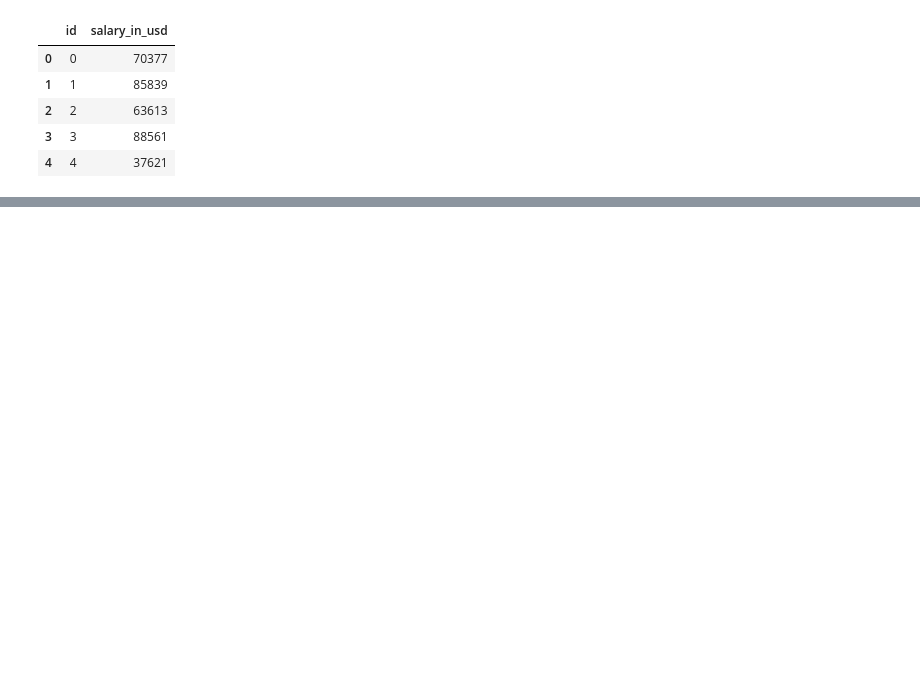
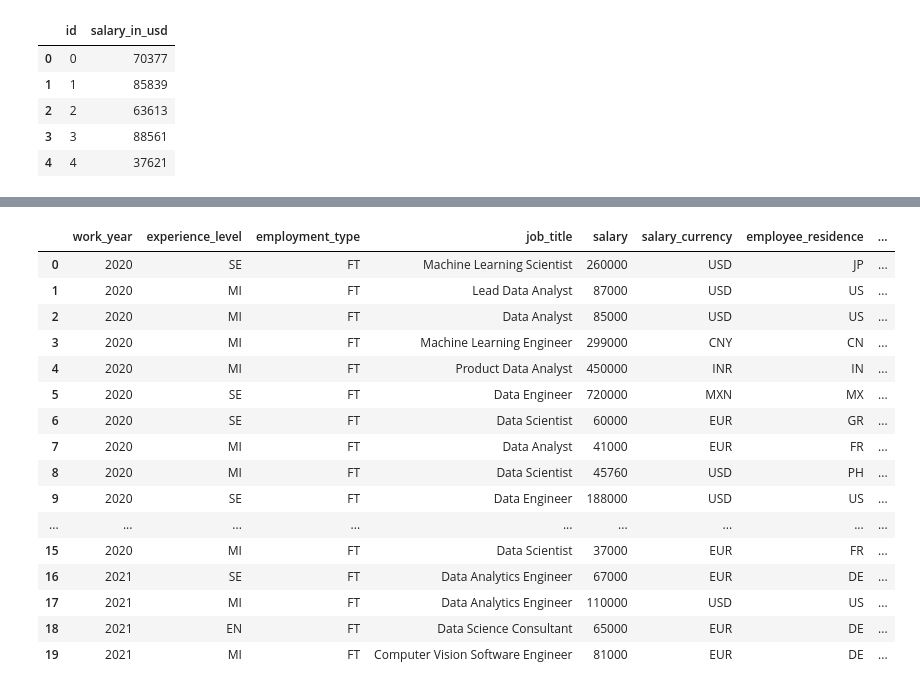
Before and after one commit to pombo7676/w6-Kaggle-Competition-Machine-Learning, a Jupyter notebook: MyCode/Main.ipynb, the cells around one changed output, grey strips where cells are left out. Cells and saved outputs as stored; diff of their text form; code cells hidden in the pictures; blank space fills up the shorter version.

```diff
--- a/MyCode/Main.ipynb
+++ b/MyCode/Main.ipynb
@@ -80,0 +393,20 @@ muestra.head()
+# %%
+test.head(20)
+# %% [output]
+|  | work_year | experience_level | employment_type | job_title | salary | salary_currency | employee_residence | ... |
+| 0 | 2020 | SE | FT | Machine Learning Scientist | 260000 | USD | JP | ... |
+| 1 | 2020 | MI | FT | Lead Data Analyst | 87000 | USD | US | ... |
+| 2 | 2020 | MI | FT | Data Analyst | 85000 | USD | US | ... |
+| 3 | 2020 | MI | FT | Machine Learning Engineer | 299000 | CNY | CN | ... |
+| 4 | 2020 | MI | FT | Product Data Analyst | 450000 | INR | IN | ... |
+| 5 | 2020 | SE | FT | Data Engineer | 720000 | MXN | MX | ... |
+| 6 | 2020 | SE | FT | Data Scientist | 60000 | EUR | GR | ... |
+| 7 | 2020 | MI | FT | Data Analyst | 41000 | EUR | FR | ... |
+| 8 | 2020 | MI | FT | Data Scientist | 45760 | USD | PH | ... |
+| 9 | 2020 | SE | FT | Data Engineer | 188000 | USD | US | ... |
+| ... | ... | ... | ... | ... | ... | ... | ... | ... |
+| 15 | 2020 | MI | FT | Data Scientist | 37000 | EUR | FR | ... |
+| 16 | 2021 | SE | FT | Data Analytics Engineer | 67000 | EUR | DE | ... |
+| 17 | 2021 | MI | FT | Data Analytics Engineer | 110000 | USD | US | ... |
+| 18 | 2021 | EN | FT | Data Science Consultant | 65000 | EUR | DE | ... |
+| 19 | 2021 | MI | FT | Computer Vision Software Engineer | 81000 | EUR | DE | ... |
```
Also changed, not shown: parts of 62 cells of this notebook, 3 other files.
